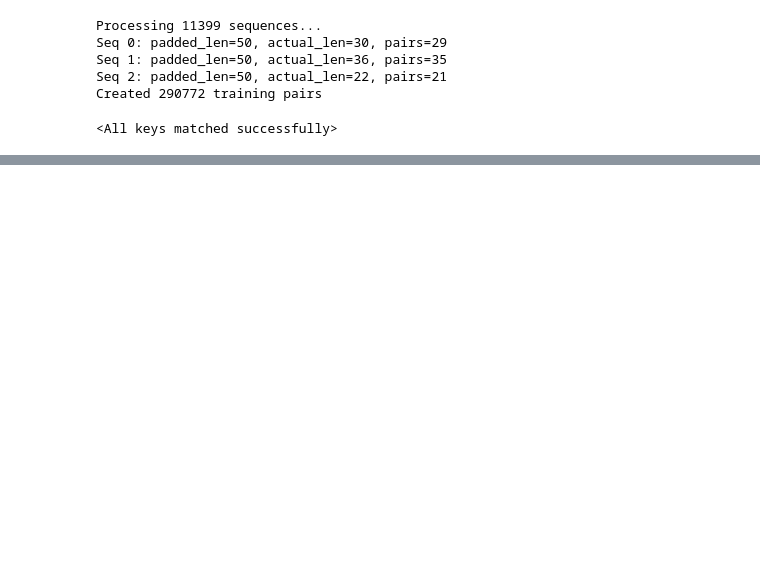
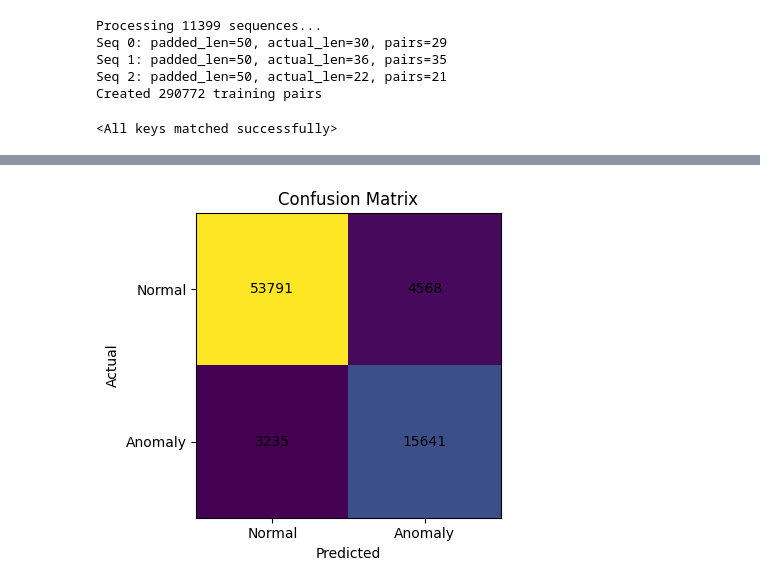
Before and after one commit to toan-quach/ml_anomaly_detection, a Jupyter notebook: transformer_model.ipynb, the cells around one changed output, grey strips where cells are left out. Saved outputs shown, nothing was run; the diff lists cells and outputs as text; code cells hidden in the pictures; blank space fills up the shorter version.

```diff
--- a/transformer_model.ipynb
+++ b/transformer_model.ipynb
@@ -560,0 +664,29 @@ Precision: 45.8%
+# %%
+# confusion matrix
+
+import matplotlib.pyplot as plt
+
+labels = ["Normal", "Anomaly"]
+
+fig, ax = plt.subplots(figsize=(5, 4))
+im = ax.imshow(confusion_matrix)
+
+# Axis labels
+ax.set_xticks([0, 1])
+ax.set_yticks([0, 1])
+ax.set_xticklabels(labels)
+ax.set_yticklabels(["Normal", "Anomaly"])
+ax.set_xlabel("Predicted")
+ax.set_ylabel("Actual")
+ax.set_title("Confusion Matrix")
+
+# Annotate cells
+for i in range(2):
+    for j in range(2):
+        ax.text(j, i, confusion_matrix[i, j],
+                ha="center", va="center")
+
+plt.tight_layout()
+plt.show()
+# %% [output]
+[figure, added]
```
Also changed, not shown: parts of 19 cells of this notebook.
